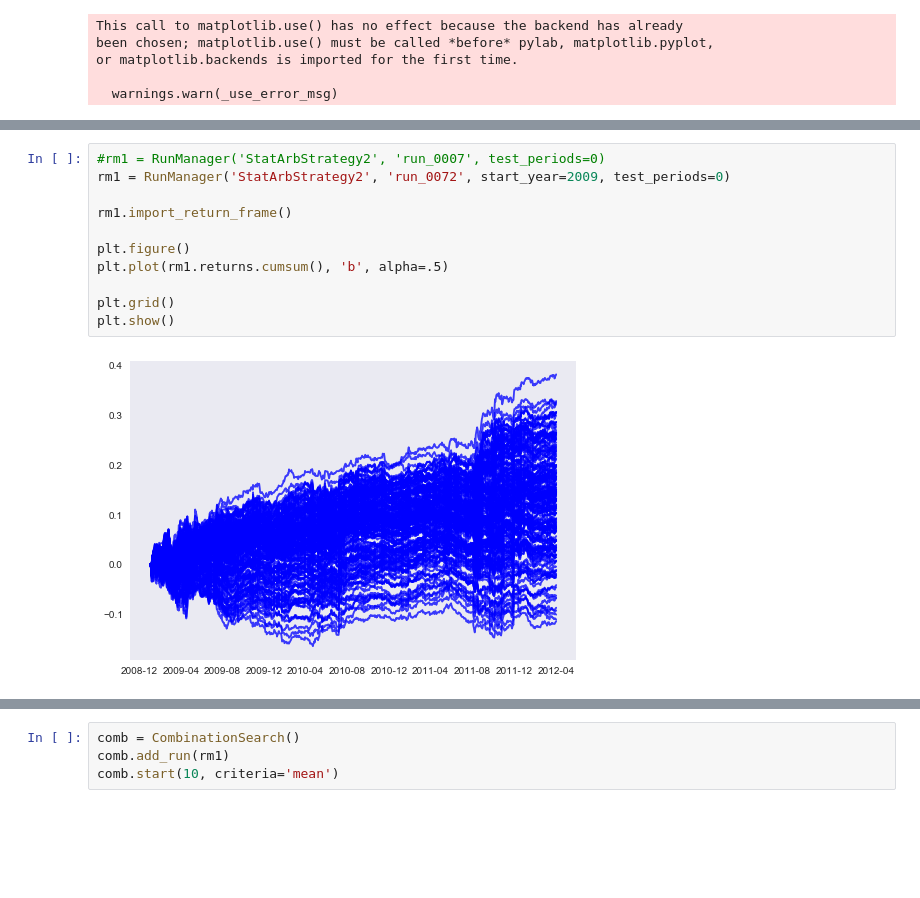
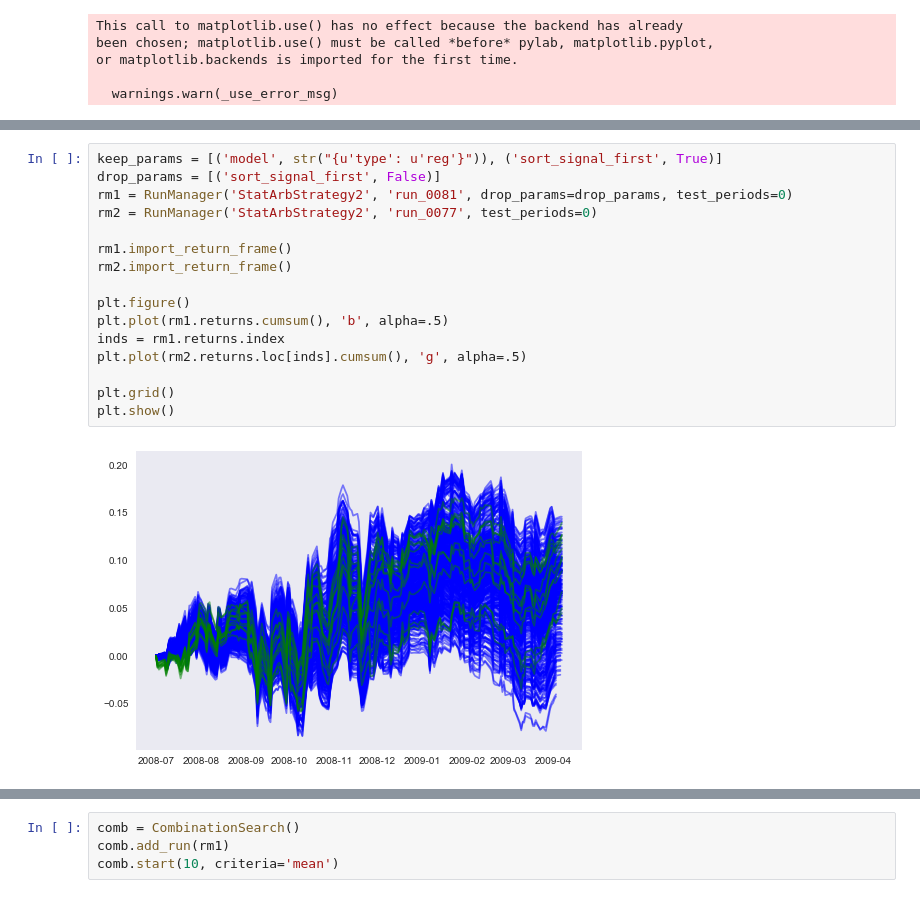
Before and after one commit to ryanoley/ram, a Jupyter notebook: examples/StatArb2.ipynb, the cells around one changed output, grey strips where cells are left out. Drawn from its saved outputs; the diff is of its cells as text; blank space fills up the shorter version.

```diff
--- a/examples/StatArb2.ipynb
+++ b/examples/StatArb2.ipynb
@@ -42,13 +42,18 @@ print(RunManager.get_run_names('StatArbStrategy2'))
 # %%
-#rm1 = RunManager('StatArbStrategy2', 'run_0007', test_periods=0)
-rm1 = RunManager('StatArbStrategy2', 'run_0072', start_year=2009, test_periods=0)
+keep_params = [('model', str("{u'type': u'reg'}")), ('sort_signal_first', True)]
+drop_params = [('sort_signal_first', False)]
+rm1 = RunManager('StatArbStrategy2', 'run_0081', drop_params=drop_params, test_periods=0)
+rm2 = RunManager('StatArbStrategy2', 'run_0077', test_periods=0)
 
 rm1.import_return_frame()
+rm2.import_return_frame()
 
 plt.figure()
 plt.plot(rm1.returns.cumsum(), 'b', alpha=.5)
+inds = rm1.returns.index
+plt.plot(rm2.returns.loc[inds].cumsum(), 'g', alpha=.5)
 
 plt.grid()
 plt.show()
 # %% [output]
-[figure, old version]
+[figure, new version]
```
Also changed, not shown: parts of 5 cells of this notebook, 4 other files.
